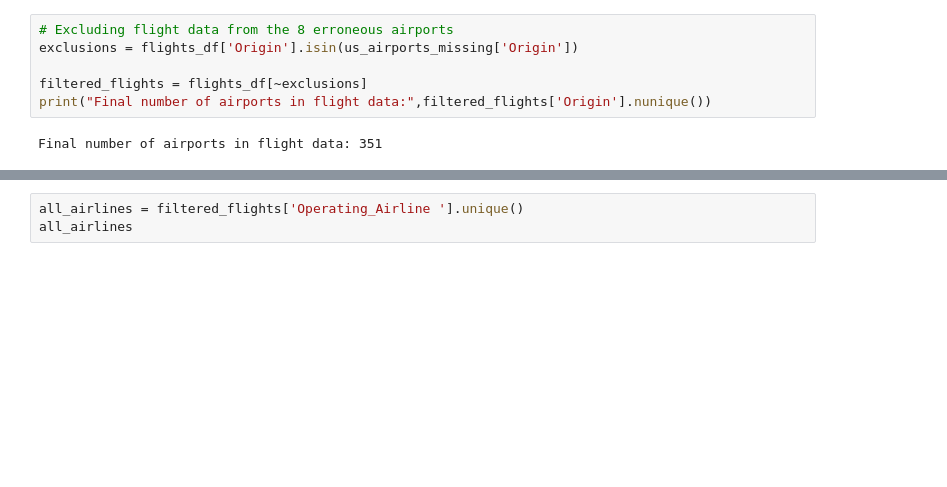
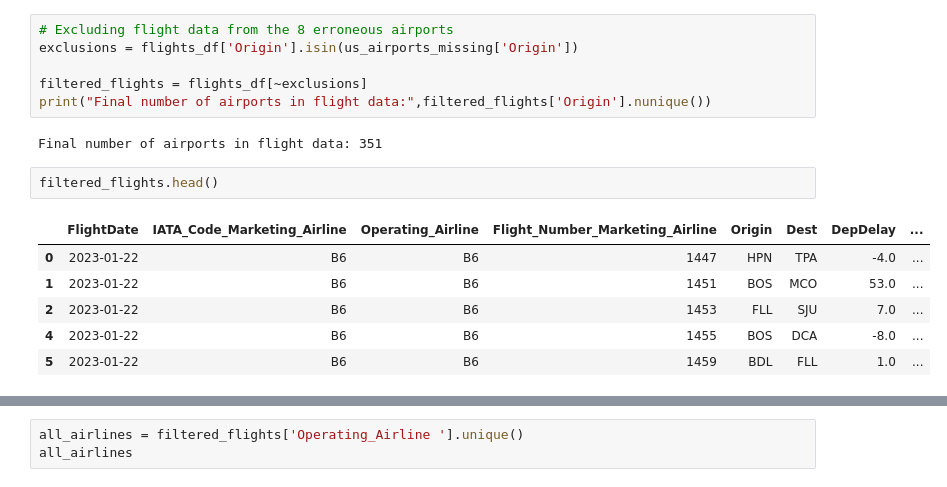
Before and after one commit to redpandata19/project3_team2, a Jupyter notebook: Cleanup2.ipynb, the cells around one changed output, grey strips where cells are left out. Drawn from its saved outputs; the diff is of its cells as text; blank space fills up the shorter version.

```diff
--- a/Cleanup2.ipynb
+++ b/Cleanup2.ipynb
@@ -165,6 +171,15 @@ filtered_flights = flights_df[~exclusions]
 print("Final number of airports in flight data:",filtered_flights['Origin'].nunique())
 # %% [output]
 Final number of airports in flight data: 351
+# %%
+filtered_flights.head()
+# %% [output]
+|  | FlightDate | IATA_Code_Marketing_Airline | Operating_Airline | Flight_Number_Marketing_Airline | Origin | Dest | DepDelay | ... |
+| 0 | 2023-01-22 | B6 | B6 | 1447 | HPN | TPA | -4.0 | ... |
+| 1 | 2023-01-22 | B6 | B6 | 1451 | BOS | MCO | 53.0 | ... |
+| 2 | 2023-01-22 | B6 | B6 | 1453 | FLL | SJU | 7.0 | ... |
+| 4 | 2023-01-22 | B6 | B6 | 1455 | BOS | DCA | -8.0 | ... |
+| 5 | 2023-01-22 | B6 | B6 | 1459 | BDL | FLL | 1.0 | ... |
 # %%
 # Export filtered data sets to CSV
 flights_csv_path = 'Resources/filtered_flights.csv'
```
Also changed, not shown: parts of 32 cells of this notebook.
